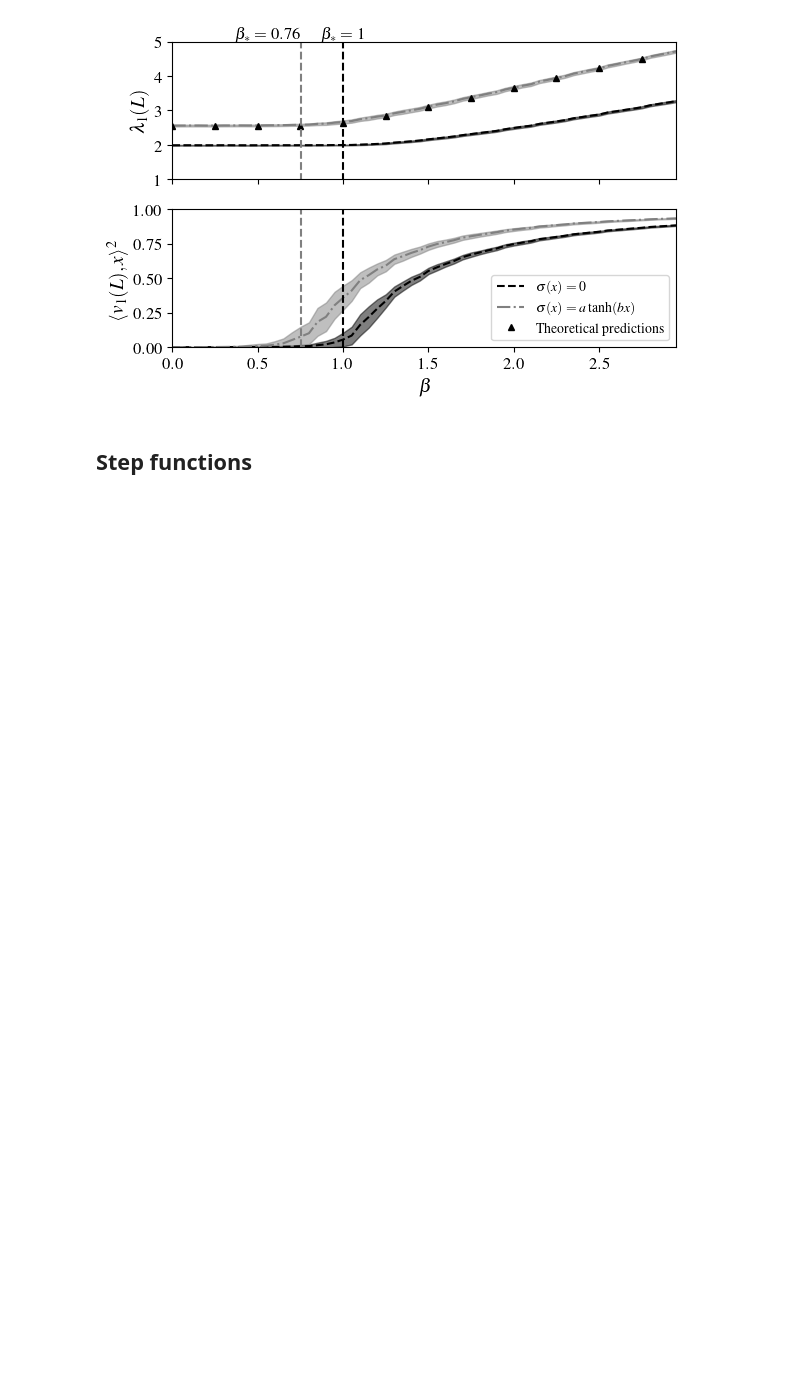
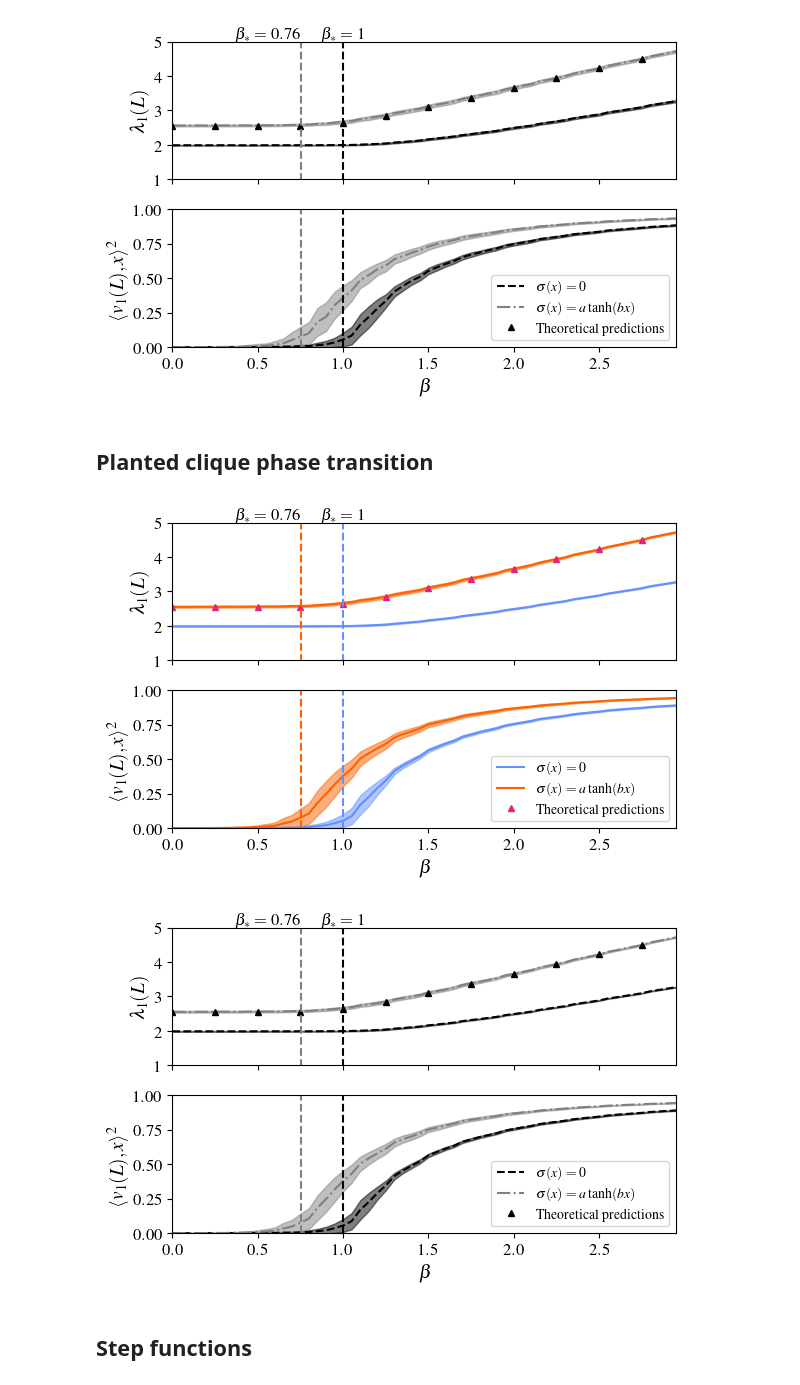
Before and after one commit to yuxinma98/NonlinearLaplacian, a Jupyter notebook: generate_plots.ipynb, the cells around one changed output. Drawn from its saved outputs; the diff is of its cells as text; code cells hidden in the pictures; blank space fills up the shorter version.

Commit message:
Add planted clique phase transition plot.

```diff
--- a/generate_plots.ipynb
+++ b/generate_plots.ipynb
@@ -587,6 +587,39 @@ plot_eigenvalues_and_vectors(
 # %% [output]
 [figure]
 [figure]
+# %% [markdown]
+## Planted clique phase transition
+# %%
+# Load data
+n = 2000
+N = 500
+np.random.seed(0)
+betas = np.arange(0, 3, 0.05)
+with open("logs/planted_submatrix/optimization_tanh.pkl", "rb") as f:
+    res = pickle.load(f)
+with open(f"logs/planted_clique/tanh_top_eigen_n={n}_N={N}.pkl", "rb") as f:
+    results = pickle.load(f)
+
+# Generate color version
+plot_eigenvalues_and_vectors(
+    results,
+    betas,
+    res,
+    filename=Path(plot_dir) / "planted_clique_tanh_eigenvectors_color.pdf",
+    use_bw=False,
+)
+
+# Generate black-and-white version
+plot_eigenvalues_and_vectors(
+    results,
+    betas,
+    res,
+    filename=Path(plot_dir) / "planted_clique_tanh_eigenvectors_bw.pdf",
+    use_bw=True,
+)
+# %% [output]
+[figure, added]
+[figure, added]
 # %% [markdown]
 ## Step functions
 # %%
```
Also changed, not shown: parts of 3 cells of this notebook, 5 other files.
